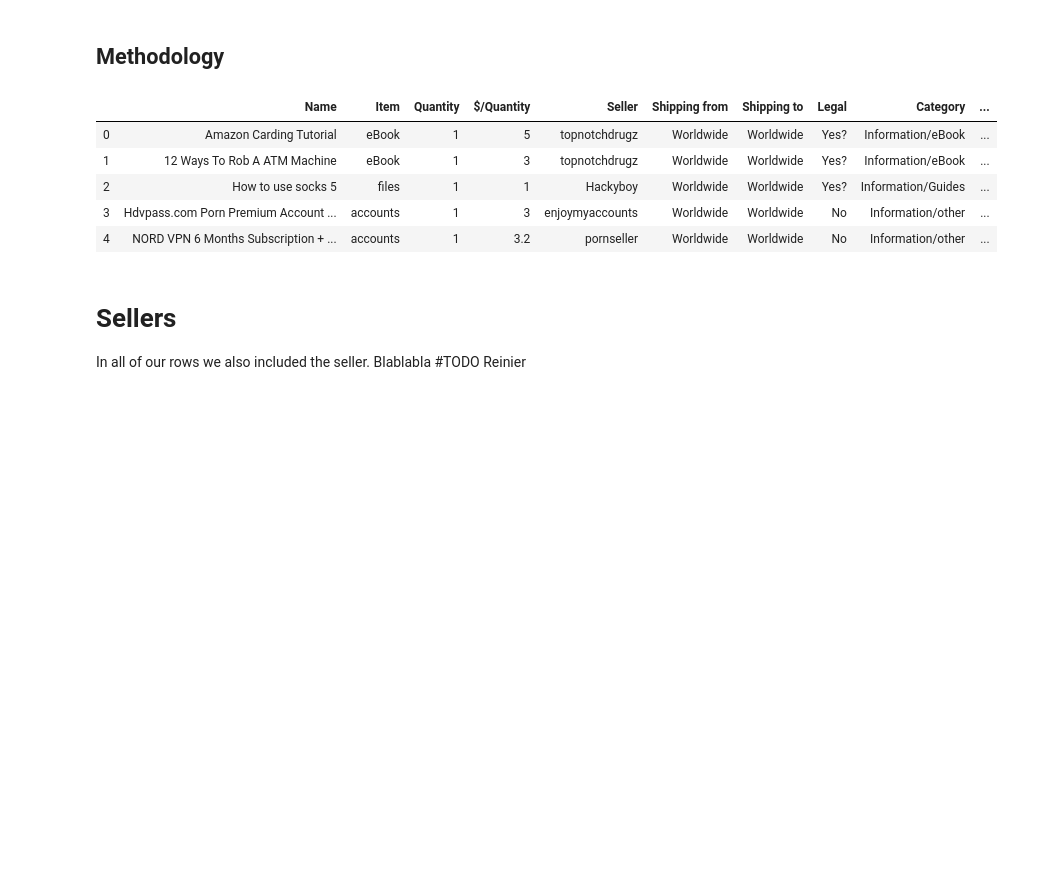
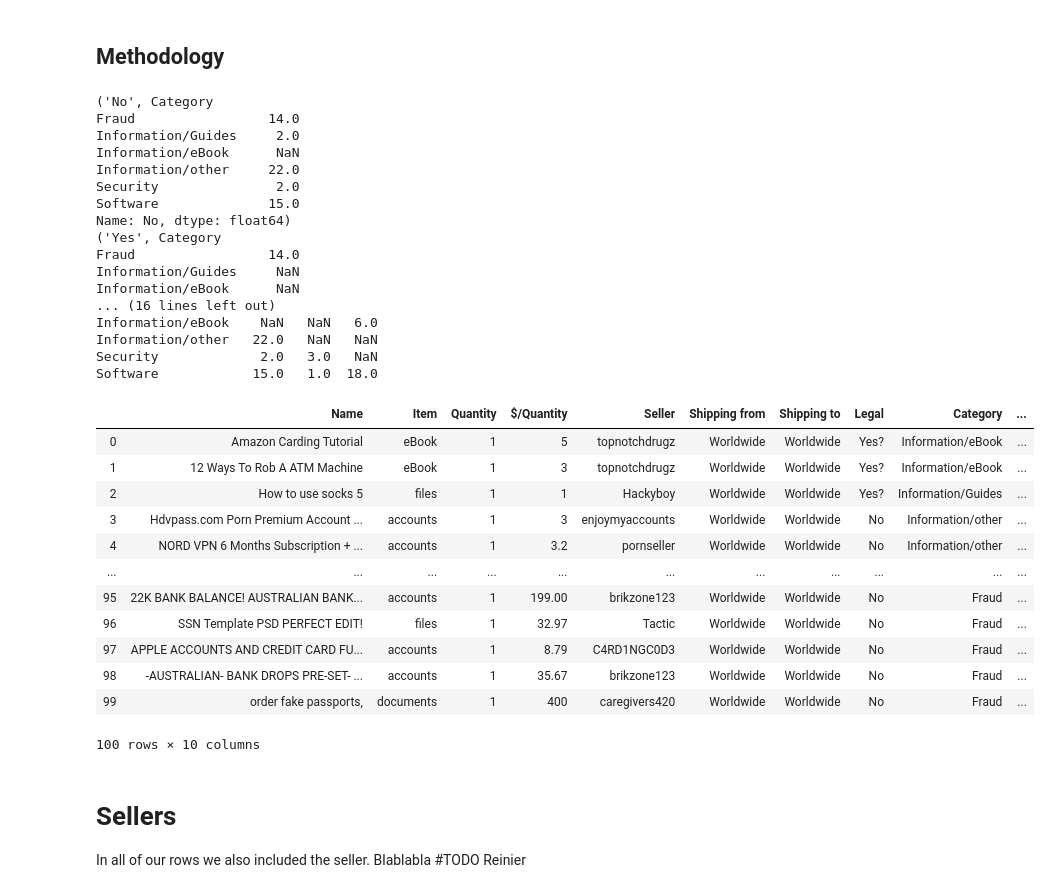
Before and after one commit to NijeboerFrank/jupyter-assignment-1, a Jupyter notebook: MyNotebook.ipynb, the cells around one changed output. Drawn from its saved outputs; the diff is of its cells as text; code cells hidden in the pictures; blank space fills up the shorter version.

```diff
--- a/MyNotebook.ipynb
+++ b/MyNotebook.ipynb
@@ -12,14 +12,38 @@ There are multiple goals for performing this analysis, the first being understan
 ## Methodology
 # %%
 from read_csv import df
-df.head(5)
+df
 # %% [output]
+('No', Category
+Fraud                 14.0
+Information/Guides     2.0
+Information/eBook      NaN
+Information/other     22.0
+Security               2.0
+Software              15.0
+Name: No, dtype: float64)
+('Yes', Category
+Fraud                 14.0
+Information/Guides     NaN
+Information/eBook      NaN
+... (16 lines left out)
+Information/eBook    NaN   NaN   6.0
+Information/other   22.0   NaN   NaN
+Security             2.0   3.0   NaN
+Software            15.0   1.0  18.0
 |  | Name | Item | Quantity | $/Quantity | Seller | Shipping from | Shipping to | Legal | Category | ... |
 | 0 | Amazon Carding Tutorial | eBook | 1 | 5 | topnotchdrugz | Worldwide | Worldwide | Yes? | Information/eBook | ... |
 | 1 | 12 Ways To Rob A ATM Machine | eBook | 1 | 3 | topnotchdrugz | Worldwide | Worldwide | Yes? | Information/eBook | ... |
 | 2 | How to use socks 5 | files | 1 | 1 | Hackyboy | Worldwide | Worldwide | Yes? | Information/Guides | ... |
 | 3 | Hdvpass.com Porn Premium Account ... | accounts | 1 | 3 | enjoymyaccounts | Worldwide | Worldwide | No | Information/other | ... |
 | 4 | NORD VPN 6 Months Subscription + ... | accounts | 1 | 3.2 | pornseller | Worldwide | Worldwide | No | Information/other | ... |
+| ... | ... | ... | ... | ... | ... | ... | ... | ... | ... | ... |
+| 95 | 22K BANK BALANCE! AUSTRALIAN BANK... | accounts | 1 | 199.00 | brikzone123 | Worldwide | Worldwide | No | Fraud | ... |
+| 96 | SSN Template PSD PERFECT EDIT! | files | 1 | 32.97 | Tactic | Worldwide | Worldwide | No | Fraud | ... |
+| 97 | APPLE ACCOUNTS AND CREDIT CARD FU... | accounts | 1 | 8.79 | C4RD1NGC0D3 | Worldwide | Worldwide | No | Fraud | ... |
+| 98 | -AUSTRALIAN- BANK DROPS PRE-SET- ... | accounts | 1 | 35.67 | brikzone123 | Worldwide | Worldwide | No | Fraud | ... |
+| 99 | order fake passports, | documents | 1 | 400 | caregivers420 | Worldwide | Worldwide | No | Fraud | ... |
+100 rows × 10 columns
 # %%
 %matplotlib inline
 import matplotlib.pyplot as plt
```
Also changed, not shown: parts of 5 cells of this notebook, 1 other file.
